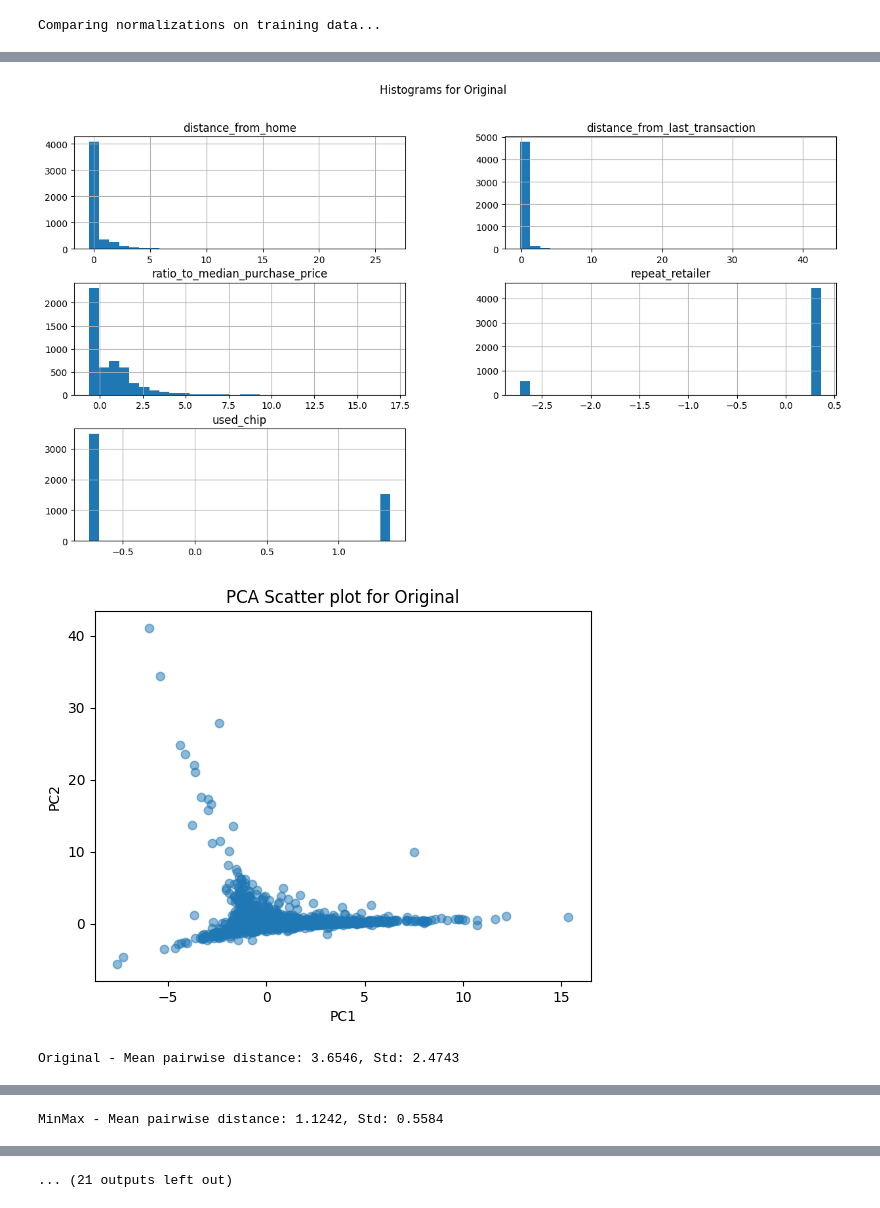
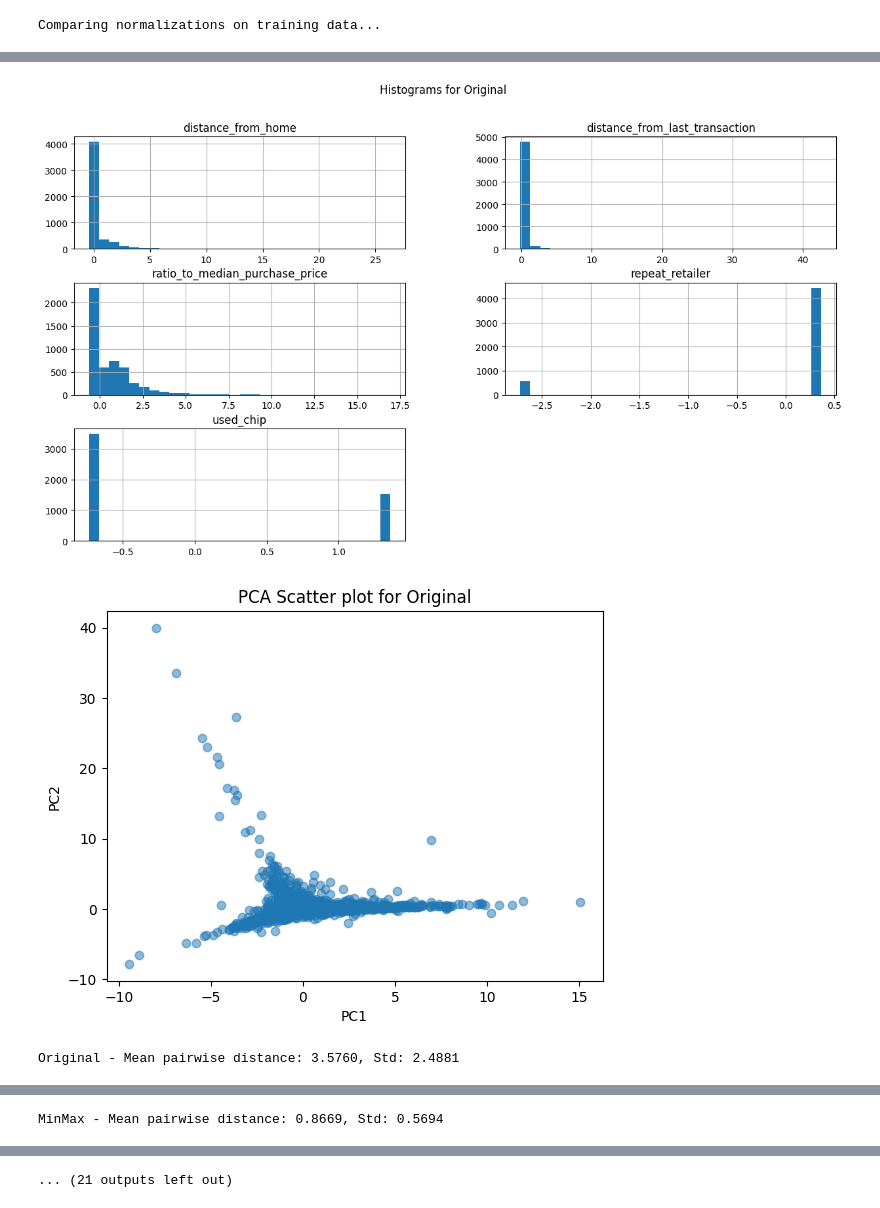
Before and after one commit to Zuleykhaha/fraud-detection-capstone, a Jupyter notebook: notebooks/preprocessing.ipynb, the cells around one changed output, grey strips where cells are left out. Saved outputs shown, nothing was run; the diff lists cells and outputs as text; code cells hidden in the pictures.

Commit message:
Dropped fraud in comparison

```diff
--- a/notebooks/preprocessing.ipynb
+++ b/notebooks/preprocessing.ipynb
@@ -279,6 +279,17 @@ test_norm1_df = sample_df(pd.read_csv("../data/testing/test_normal_1.csv"))
 test_norm2_df = sample_df(pd.read_csv("../data/testing/test_normal_2.csv"))
 test_norm3_df = sample_df(pd.read_csv("../data/testing/test_normal_3.csv"))
 
+# Drop 'fraud' column from all dataframes before comparison
+train_original_df = train_original_df.drop(columns=['fraud'])
+train_norm1_df = train_norm1_df.drop(columns=['fraud'])
+train_norm2_df = train_norm2_df.drop(columns=['fraud'])
+train_norm3_df = train_norm3_df.drop(columns=['fraud'])
+
+test_original_df = test_original_df.drop(columns=['fraud'])
+test_norm1_df = test_norm1_df.drop(columns=['fraud'])
+test_norm2_df = test_norm2_df.drop(columns=['fraud'])
+test_norm3_df = test_norm3_df.drop(columns=['fraud'])
+
 # Compare normalizations on training data
 print("Comparing normalizations on training data...")
 train_results = compare_normalizations(
@@ -291,7 +302,7 @@ train_results = compare_normalizations(
 print("Comparing normalizations on testing data...")
 test_results = compare_normalizations(
     test_original_df,
-    [train_norm1_df, train_norm2_df, train_norm3_df],
+    [test_norm1_df, test_norm2_df, test_norm3_df],
     ['MinMax', 'Standard', 'Robust']
 )
 # %% [output]
@@ -300,3 +311,3 @@ Comparing normalizations on training data...
 [figure]
-[figure, old version]
+[figure, new version]
-Original - Mean pairwise distance: 3.6546, Std: 2.4743
+Original - Mean pairwise distance: 3.5760, Std: 2.4881
@@ -306 +317 @@ Original - Mean pairwise distance: 3.6546, Std: 2.4743
-MinMax - Mean pairwise distance: 1.1242, Std: 0.5584
+MinMax - Mean pairwise distance: 0.8669, Std: 0.5694
```
Also changed, not shown: parts of 1 cell of this notebook.
